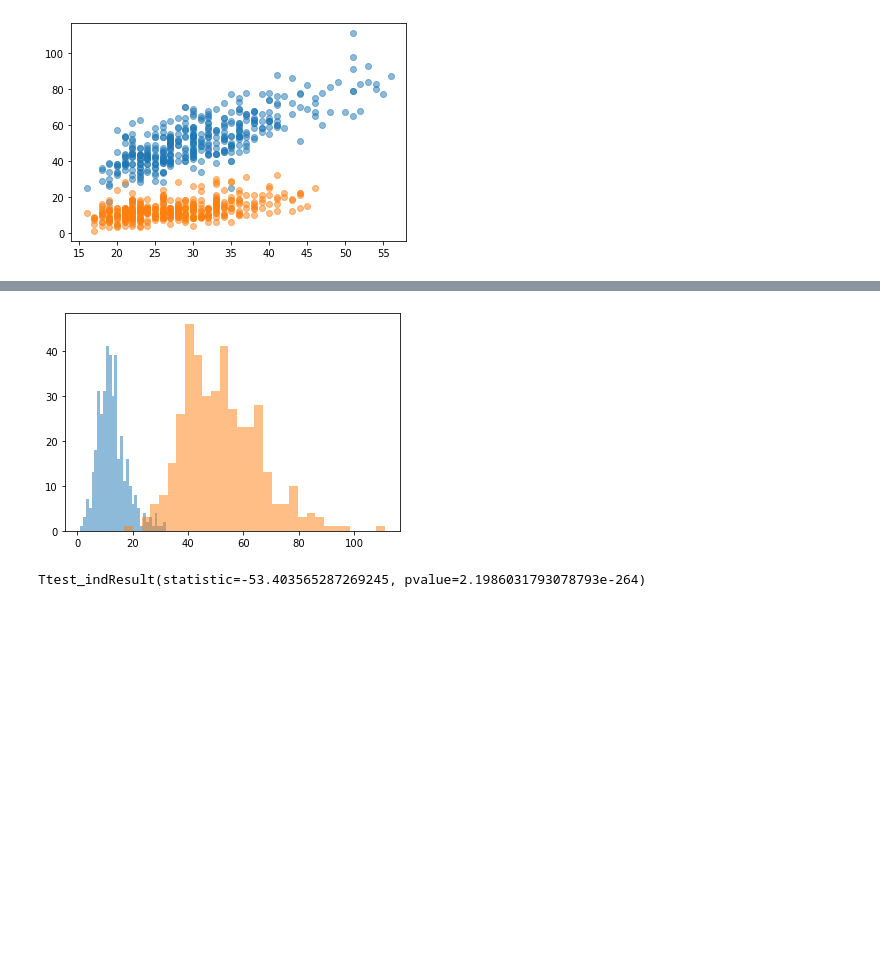
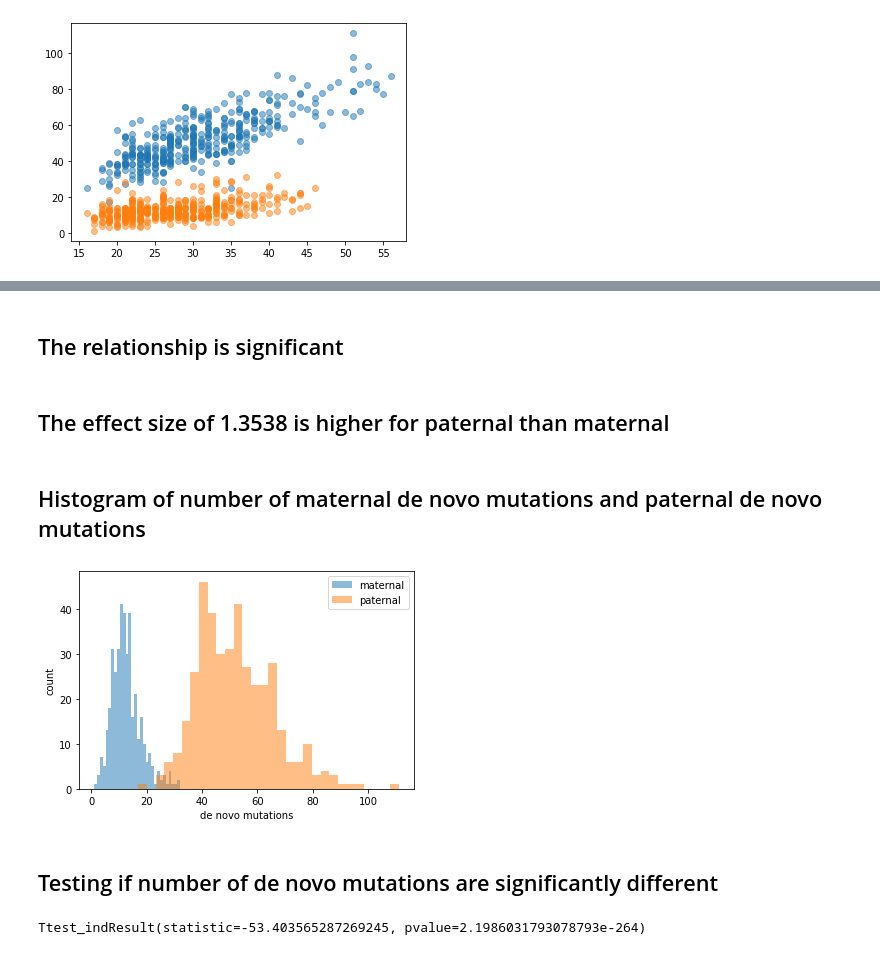
Before and after one commit to jimmulls/qbb2020-answers, a Jupyter notebook: Day-5/Day-5-Lunch-Exercises_Completed.ipynb, the cells around one changed output, grey strips where cells are left out. Saved outputs shown, nothing was run; the diff lists cells and outputs as text; code cells hidden in the pictures; blank space fills up the shorter version.

```diff
--- a/Day-5/Day-5-Lunch-Exercises_Completed.ipynb
+++ b/Day-5/Day-5-Lunch-Exercises_Completed.ipynb
@@ -218,10 +221,21 @@ Notes:
+# %% [markdown]
+## The relationship is significant
+# %% [markdown]
+## The effect size of 1.3538 is higher for paternal than maternal
+# %% [markdown]
+## Histogram of number of maternal de novo mutations and paternal de novo mutations
 # %%
 fig, ax = plt.subplots()
-ax.hist(final_merge["mat_total"],bins =30, alpha = 0.5)
-ax.hist(final_merge["pat_total"],bins =30, alpha = 0.5)
+ax.hist(final_merge["mat_total"],bins =30, alpha = 0.5, label = 'maternal')
+ax.hist(final_merge["pat_total"],bins =30, alpha = 0.5, label = 'paternal')
+ax.set_xlabel('de novo mutations')
+ax.set_ylabel('count')
+plt.legend()
 plt.show()
 # %% [output]
-[figure, old version]
+[figure, new version]
+# %% [markdown]
+## Testing if number of de novo mutations are significantly different
 # %%
 stats.ttest_ind(final_merge["mat_total"],final_merge["pat_total"])
 # %% [output]
```
Also changed, not shown: parts of 20 cells of this notebook.
